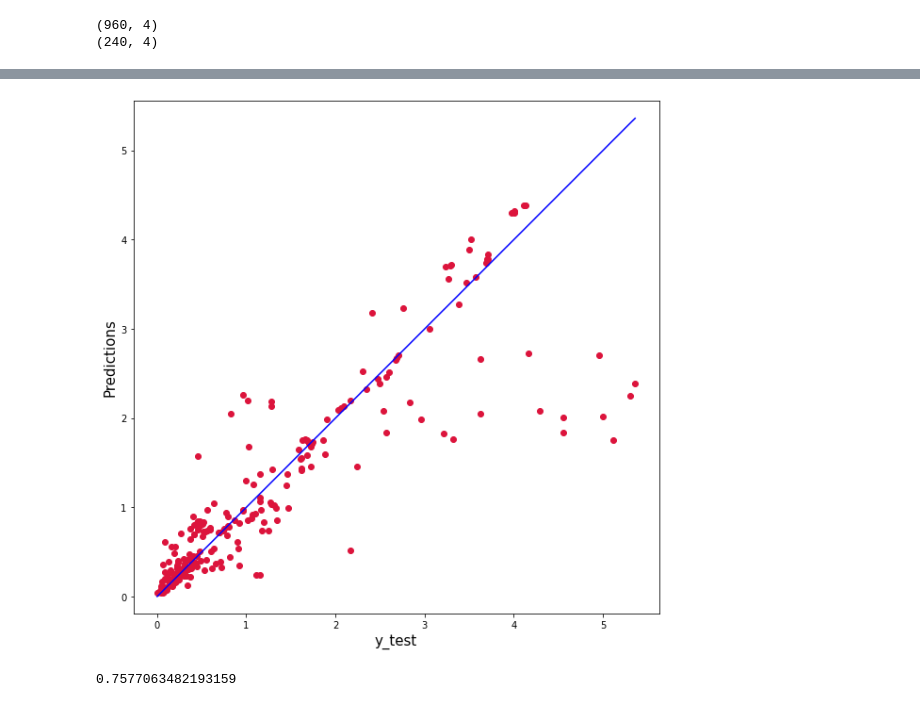
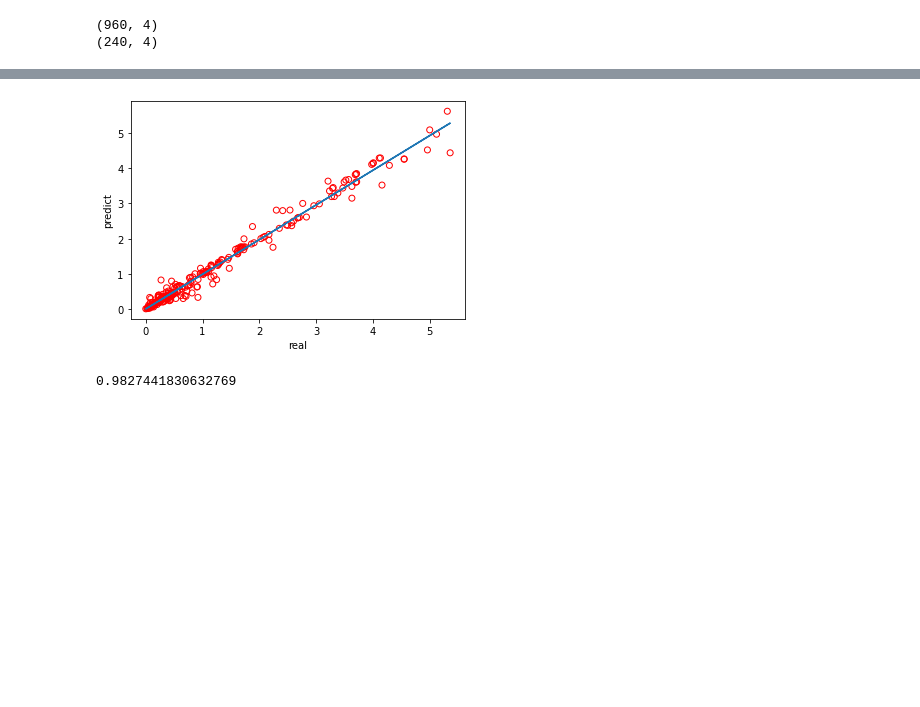
Before and after one commit to Rezaparsazadeh/CO2, a Jupyter notebook: CCS.ipynb, the cells around one changed output, grey strips where cells are left out. Drawn from its saved outputs; the diff is of its cells as text; code cells hidden in the pictures; blank space fills up the shorter version.

```diff
--- a/CCS.ipynb
+++ b/CCS.ipynb
@@ -131,5 +127,5 @@ df.describe()
 # %%
-y=df['C1 Excess Sorption (cm3/gr)']
+y=df['CO2 Excess Sorption (cm3/gr)']
 # %%
 y
 # %% [output]
@@ -348,6 +322,6 @@ _________________________________________________________________
 best_model.fit(
     X_train,
     y_train,
-    epochs=10,
+    epochs=30,
     batch_size=64)
 # %% [output]
@@ -427,18 +398,15 @@ Training , Root Mean Squared Error: 0.6347326743490131
-# %%
-plt.figure(figsize=(10,10))
-plt.scatter(y_test,predictions, c='crimson')
-
-
-p1 = max(max(predictions), max(y_test))
-p2 = min(min(predictions), min(y_test))
-plt.plot([p1, p2], [p1, p2], 'b-')
-plt.xlabel('y_test', fontsize=15)
-plt.ylabel('Predictions', fontsize=15)
-plt.axis('equal')
-plt.show()
-# %% [output]
-[figure, removed]
+# %%
+ig, ax = plt.subplots()
+from numpy.polynomial.polynomial import polyfit
+b, m = polyfit(y_test,predictions, 1)
+plt.plot(y_test, b + m * y_test, '-')
+ax.scatter(y_test,predictions,color='r',facecolors='none')
+plt.xlabel('real')
+plt.ylabel('predict')
+plt.show()
+# %% [output]
+[figure, added]
 # %%
-print(metrics.r2_score(y_test, predictions))
+R=print(metrics.r2_score(y_test, predictions))
 # %% [output]
-0.7577063482193159
+0.9827441830632769
```
Also changed, not shown: parts of 22 cells of this notebook.
